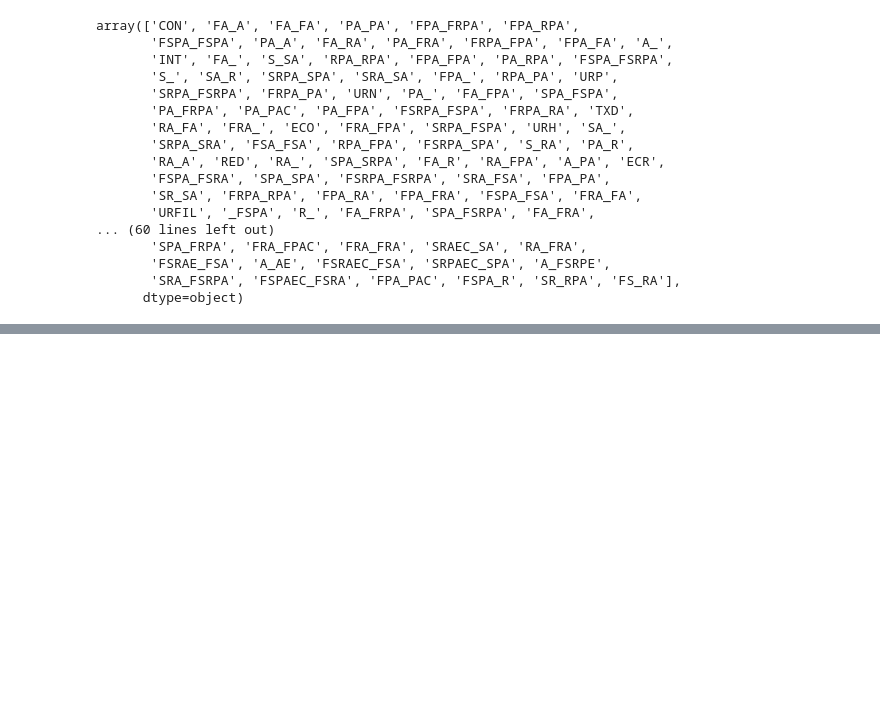
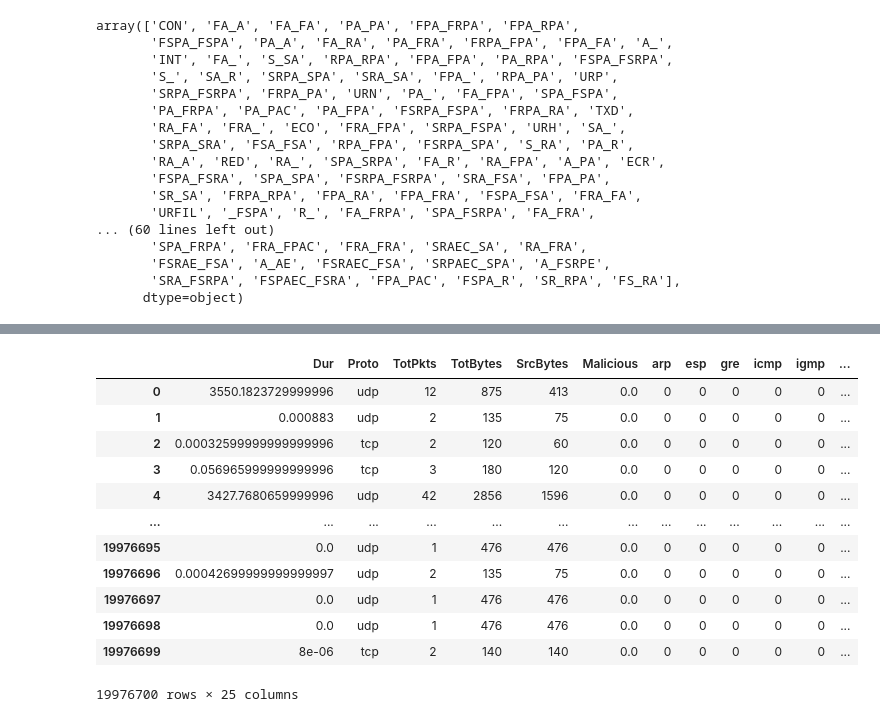
Before and after one commit to NeilCollinsMS/CTU-13-Classification, a Jupyter notebook: CTU_13_Classification_(Aggregate).ipynb, the cells around one changed output, grey strips where cells are left out. Cells and saved outputs as stored; diff of their text form; code cells hidden in the pictures; blank space fills up the shorter version.

```diff
--- a/CTU_13_Classification_(Aggregate).ipynb
+++ b/CTU_13_Classification_(Aggregate).ipynb
@@ -154,0 +157,20 @@ scenarios
+# %%
+# Time for one hot encoding of Proto. Usually I'd do this before making a permanent file, but just running the setup files eats most of a colab session worth of memory, so this will have to do
+
+Proto_dummy = pd.get_dummies(scenarios.Proto)
+scenarios = pd.concat([scenarios, Proto_dummy], axis = 1)
+scenarios
+# %% [output]
+|  | Dur | Proto | TotPkts | TotBytes | SrcBytes | Malicious | arp | esp | gre | icmp | igmp | ... |
+| 0 | 3550.1823729999996 | udp | 12 | 875 | 413 | 0.0 | 0 | 0 | 0 | 0 | 0 | ... |
+| 1 | 0.000883 | udp | 2 | 135 | 75 | 0.0 | 0 | 0 | 0 | 0 | 0 | ... |
+| 2 | 0.00032599999999999996 | tcp | 2 | 120 | 60 | 0.0 | 0 | 0 | 0 | 0 | 0 | ... |
+| 3 | 0.056965999999999996 | tcp | 3 | 180 | 120 | 0.0 | 0 | 0 | 0 | 0 | 0 | ... |
+| 4 | 3427.7680659999996 | udp | 42 | 2856 | 1596 | 0.0 | 0 | 0 | 0 | 0 | 0 | ... |
+| ... | ... | ... | ... | ... | ... | ... | ... | ... | ... | ... | ... | ... |
+| 19976695 | 0.0 | udp | 1 | 476 | 476 | 0.0 | 0 | 0 | 0 | 0 | 0 | ... |
+| 19976696 | 0.00042699999999999997 | udp | 2 | 135 | 75 | 0.0 | 0 | 0 | 0 | 0 | 0 | ... |
+| 19976697 | 0.0 | udp | 1 | 476 | 476 | 0.0 | 0 | 0 | 0 | 0 | 0 | ... |
+| 19976698 | 0.0 | udp | 1 | 476 | 476 | 0.0 | 0 | 0 | 0 | 0 | 0 | ... |
+| 19976699 | 8e-06 | tcp | 2 | 140 | 140 | 0.0 | 0 | 0 | 0 | 0 | 0 | ... |
+19976700 rows × 25 columns
```
Also changed, not shown: parts of 12 cells of this notebook.
